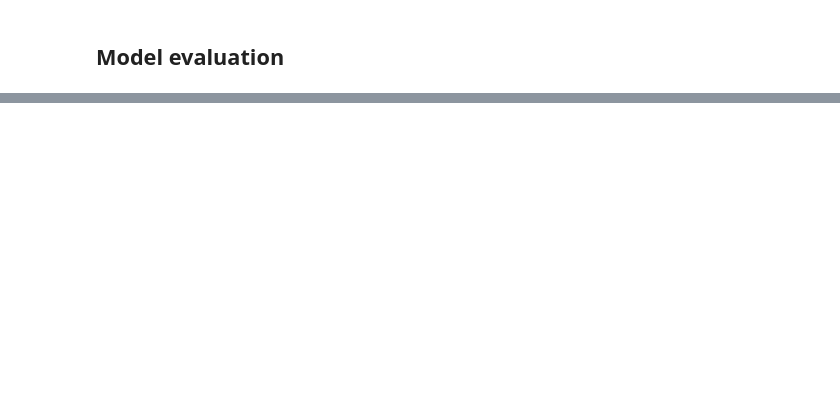
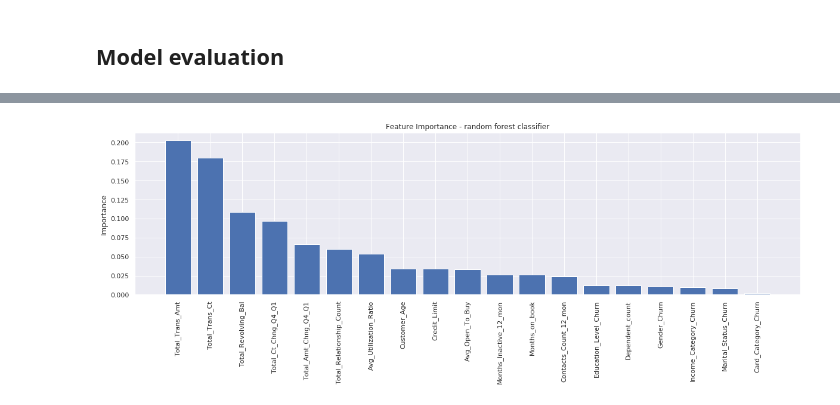
Before and after one commit to biddy1618/udacity-machine-learning-devops-engineer, a Jupyter notebook: Predict Customer Churn with Clean Code/churn_notebook.ipynb, the cells around one changed output, grey strips where cells are left out. Saved outputs shown, nothing was run; the diff lists cells and outputs as text; code cells hidden in the pictures; blank space fills up the shorter version.

```diff
--- a/Predict Customer Churn with Clean Code/churn_notebook.ipynb
+++ b/Predict Customer Churn with Clean Code/churn_notebook.ipynb
@@ -52,7 +126,7 @@ cat_columns = [
     'Education_Level',
     'Marital_Status',
     'Income_Category',
-    'Card_Category',
+    'Card_Category'
 ]
 
 # quantitative variables
@@ -124,11 +206,18 @@ df['Churn'] = df['Attrition_Flag'].apply(lambda val: 0 if val == "Existing Custo
 ### Choose appropriate encoding method
 # %% [markdown]
 #### 1) Encoding categorical variables by mean target variable
+# %%
+to_encode_variables = [
+    'Gender',
+    'Education_Level',
+    'Marital_Status',
+    'Income_Category',
+    'Card_Category'
+]
 # %%
 # encoding categorical variables using mean target variables
-to_encode_columns = ['Gender', 'Education_Level', 'Marital_Status', 'Income_Category', 'Card_Category']
 mean_encoded_cols = []
-for col in to_encode_columns:
+for col in to_encode_variables:
     col_lst = []
     col_groups_map = df.groupby(col)['Churn'].mean().to_dict()
     col_name = col + '_Churn'
@@ -140,9 +232,9 @@ print(f'Encoded columns: {mean_encoded_cols}')
 # %% [markdown]
 #### 2) Encoding categorical variables by one-hot encoding
 # %%
-to_encode_columns = ['Gender', 'Education_Level', 'Marital_Status', 'Income_Category', 'Card_Category']
+# encoding categorical variables using one-hot encoding
 one_hot_encoded_cols = []
-for col in to_encode_columns:
+for col in to_encode_variables:
     tmp_df = pd.get_dummies(df[col], prefix = col, drop_first = True)
     one_hot_encoded_cols.extend(tmp_df.columns)
     df = pd.concat([df, tmp_df], axis = 1)
@@ -311,24 +464,26 @@ shap.summary_plot(shap_values, X_test, plot_type="bar")
 # %%
-# Calculate feature importances
+# Calculate feature importances for random forest classifier
 importances = cv_rfc.best_estimator_.feature_importances_
 # Sort feature importances in descending order
 indices = np.argsort(importances)[::-1]
 
 # Rearrange feature names so they match the sorted feature importances
 names = [X.columns[i] for i in indices]
 
 # Create plot
-plt.figure(figsize=(20,5))
+plt.figure(figsize = (20, 5))
 
 # Create plot title
-plt.title("Feature Importance")
+plt.title("Feature Importance - random forest classifier")
 plt.ylabel('Importance')
 
 # Add bars
 plt.bar(range(X.shape[1]), importances[indices])
 
 # Add feature names as x-axis labels
-plt.xticks(range(X.shape[1]), names, rotation=90)
+plt.xticks(range(X.shape[1]), names, rotation = 90)
 plt.show()
 # To save the plot
 # plt.savefig('feature_importance.png')
+# %% [output]
+[figure, added]
```
Also changed, not shown: parts of 28 cells of this notebook.
